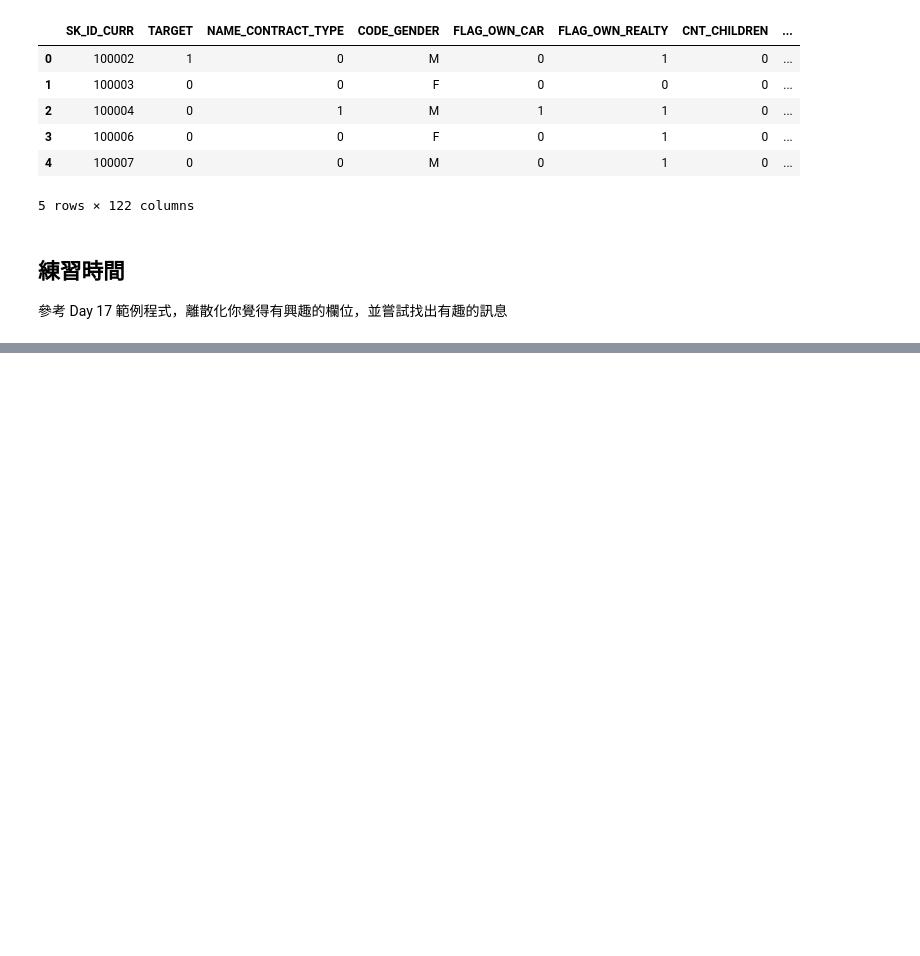
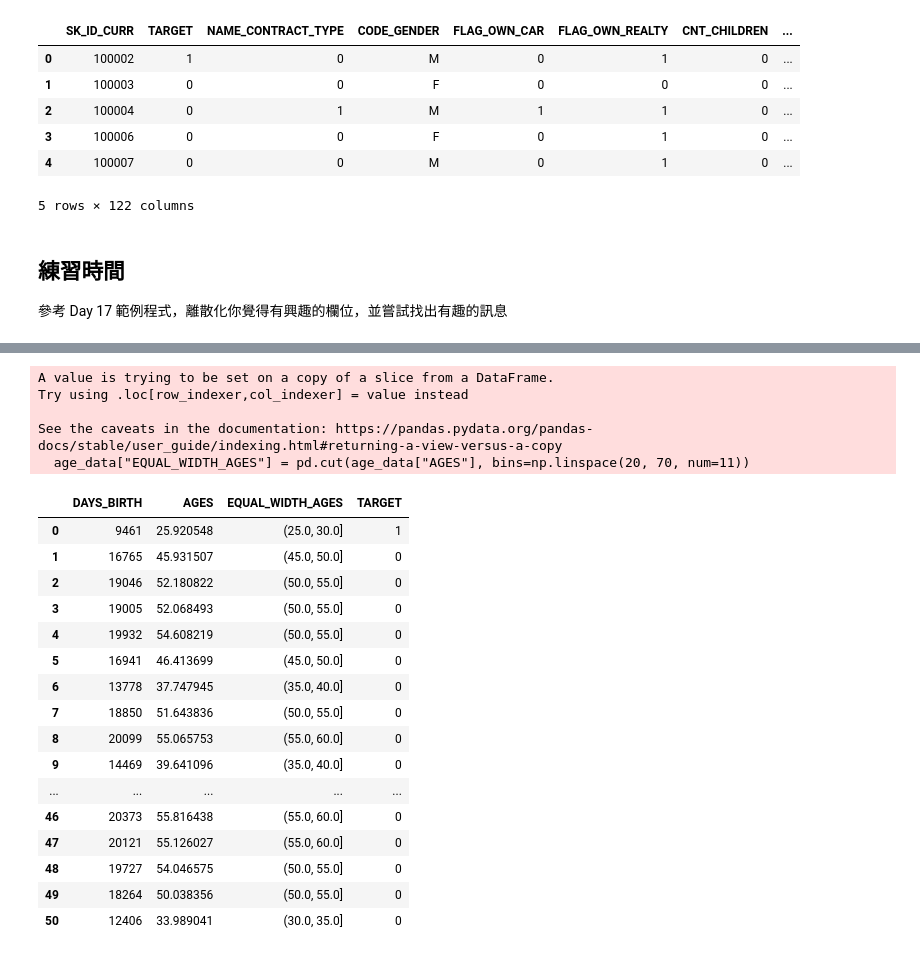
Before and after one commit to u1207426/ML100Days, a Jupyter notebook: homework/Day_018_HW.ipynb, the cells around one changed output, grey strips where cells are left out. Drawn from its saved outputs; the diff is of its cells as text; code cells hidden in the pictures; blank space fills up the shorter version.

```diff
--- a/homework/Day_018_HW.ipynb
+++ b/homework/Day_018_HW.ipynb
@@ -131,0 +79,31 @@ Name: EQUAL_FREQ_AGES, dtype: int64
+# %%
+#先把幾個重點欄位TARGET、AGES、DAYS_BIRTH拉出來另存成一個dataframe
+age_data = app_train[["TARGET", "DAYS_BIRTH", "AGES"]]
+
+#對AGES欄位進行分群存在新增的EQUAL_WIDTH_AGES欄位中
+age_data["EQUAL_WIDTH_AGES"] = pd.cut(age_data["AGES"], bins=np.linspace(20, 70, num=11))
+#age_data[["DAYS_BIRTH", "AGES", "EQUAL_WIDTH_AGES", "TARGET"]].head(50)
+age_data.loc[:50, ["DAYS_BIRTH", "AGES", "EQUAL_WIDTH_AGES", "TARGET"]]
+# %% [output]
+A value is trying to be set on a copy of a slice from a DataFrame.
+Try using .loc[row_indexer,col_indexer] = value instead
+
+See the caveats in the documentation: https://pandas.pydata.org/pandas-docs/stable/user_guide/indexing.html#returning-a-view-versus-a-copy
+  age_data["EQUAL_WIDTH_AGES"] = pd.cut(age_data["AGES"], bins=np.linspace(20, 70, num=11))
+|  | DAYS_BIRTH | AGES | EQUAL_WIDTH_AGES | TARGET |
+| 0 | 9461 | 25.920548 | (25.0, 30.0] | 1 |
+| 1 | 16765 | 45.931507 | (45.0, 50.0] | 0 |
+| 2 | 19046 | 52.180822 | (50.0, 55.0] | 0 |
+| 3 | 19005 | 52.068493 | (50.0, 55.0] | 0 |
+| 4 | 19932 | 54.608219 | (50.0, 55.0] | 0 |
+| 5 | 16941 | 46.413699 | (45.0, 50.0] | 0 |
+| 6 | 13778 | 37.747945 | (35.0, 40.0] | 0 |
+| 7 | 18850 | 51.643836 | (50.0, 55.0] | 0 |
+| 8 | 20099 | 55.065753 | (55.0, 60.0] | 0 |
+| 9 | 14469 | 39.641096 | (35.0, 40.0] | 0 |
+| ... | ... | ... | ... | ... |
+| 46 | 20373 | 55.816438 | (55.0, 60.0] | 0 |
+| 47 | 20121 | 55.126027 | (55.0, 60.0] | 0 |
+| 48 | 19727 | 54.046575 | (50.0, 55.0] | 0 |
+| 49 | 18264 | 50.038356 | (50.0, 55.0] | 0 |
+| 50 | 12406 | 33.989041 | (30.0, 35.0] | 0 |
```
Also changed, not shown: parts of 8 cells of this notebook.
